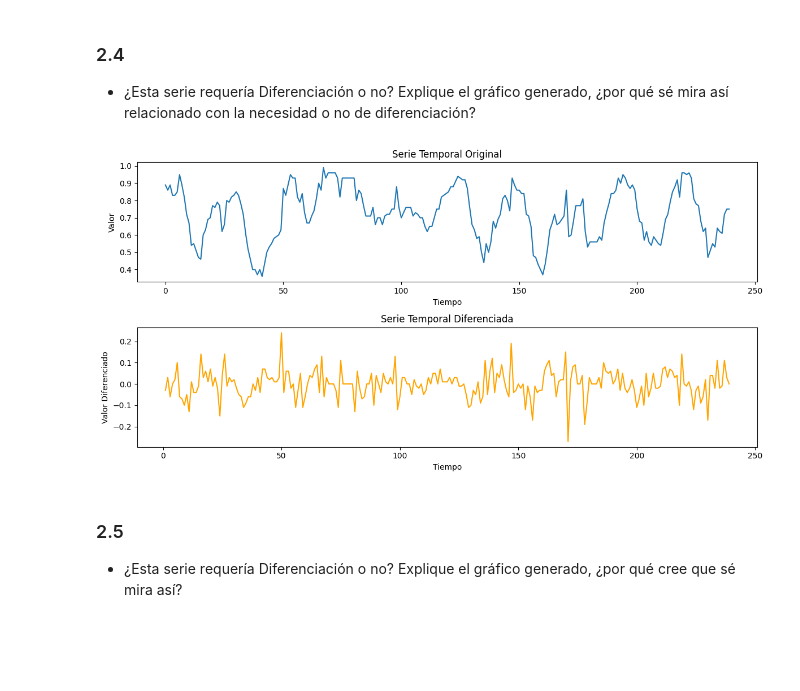
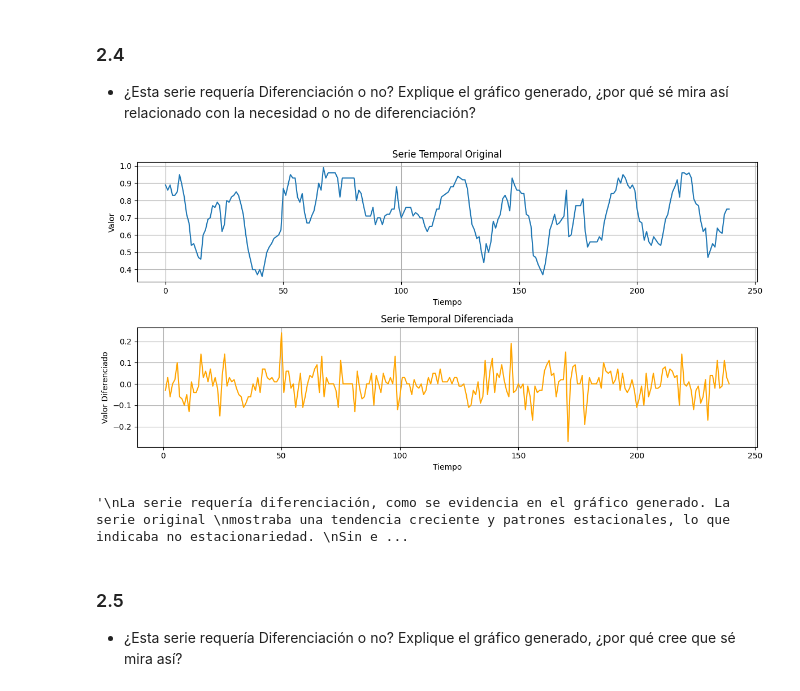
Before and after one commit to JeanPaulRF/Trabajos-IA, a Jupyter notebook: TP1/2023-2-Trabajo Practico_1.ipynb, the cells around one changed output. Drawn from its saved outputs; the diff is of its cells as text; code cells hidden in the pictures; blank space fills up the shorter version.

```diff
--- a/TP1/2023-2-Trabajo Practico_1.ipynb
+++ b/TP1/2023-2-Trabajo Practico_1.ipynb
@@ -234,7 +234,7 @@ import pandas as pd
 import matplotlib.pyplot as plt
 
 # Cargar el archivo CSV
-series = pd.read_csv('TS_d_2.csv', header=0)
+series = pd.read_csv('TS_d_2.csv', header=0, parse_dates=[0])
 
 # Extraer la columna de la serie temporal
 serie_temporal = series['humedad']
@@ -247,34 +247,37 @@ plt.figure(figsize=(12, 6))
 
 # Trazar la serie temporal original
 plt.subplot(2, 1, 1)
 plt.plot(serie_temporal)
 plt.title('Serie Temporal Original')
 plt.xlabel('Tiempo')
 plt.ylabel('Valor')
+plt.grid(True)
 
 # Trazar la serie diferenciada
 plt.subplot(2, 1, 2)
 plt.plot(diferenciada, color='orange')
 plt.title('Serie Temporal Diferenciada')
 plt.xlabel('Tiempo')
 plt.ylabel('Valor Diferenciado')
+plt.grid(True)
 
 # Ajustar el espacio entre subtramas
 plt.tight_layout()
 
 # Mostrar el gráfico
 plt.show()
 
 '''
 La serie requería diferenciación, como se evidencia en el gráfico generado. La serie original
 mostraba una tendencia creciente y patrones estacionales, lo que indicaba no estacionariedad.
 Sin embargo, después de la diferenciación, la tendencia y la estacionalidad disminuyeron, lo
 que sugiere que la serie se volvió más estacionaria, facilitando el análisis y la modelización
 de datos de humedad. La diferenciación fue necesaria para reducir estos patrones y hacer que
 la serie fuera adecuada para aplicar modelos de series temporales y realizar predicciones.
 '''
 # %% [output]
-[figure, old version]
+[figure, new version]
+'\nLa serie requería diferenciación, como se evidencia en el gráfico generado. La serie original \nmostraba una tendencia creciente y patrones estacionales, lo que indicaba no estacionariedad. \nSin e ...
 # %% [markdown]
 ### 2.5
 
```
Also changed, not shown: parts of 2 cells of this notebook.
